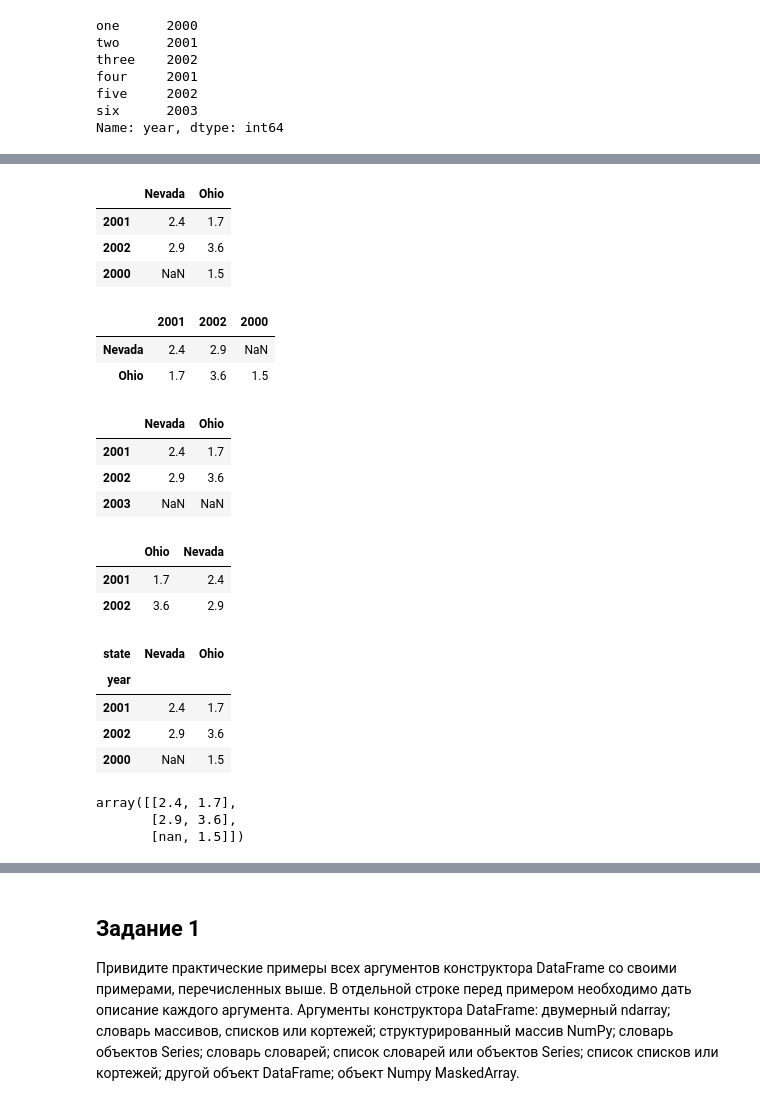
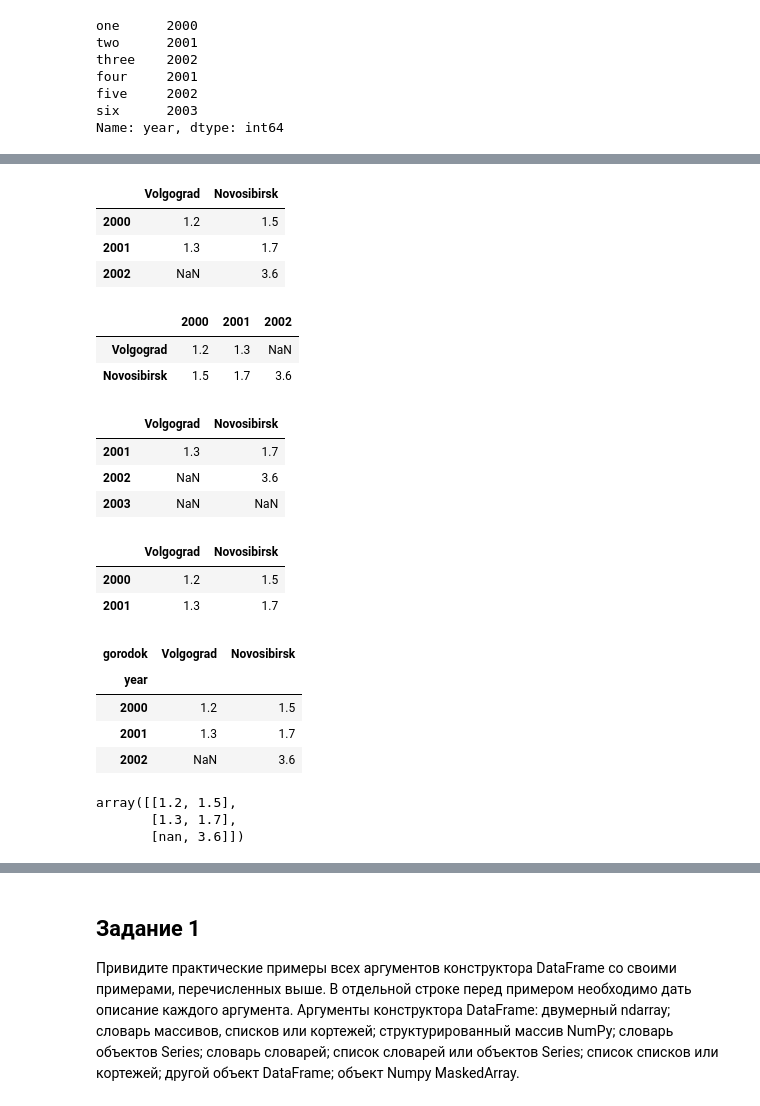
Before and after one commit to evgenkot/master-1, a Jupyter notebook: python-ai/3/3_3_Raschupkin.ipynb, the cells around one changed output, grey strips where cells are left out. Drawn from its saved outputs; the diff is of its cells as text; code cells hidden in the pictures.

```diff
--- a/python-ai/3/3_3_Raschupkin.ipynb
+++ b/python-ai/3/3_3_Raschupkin.ipynb
@@ -311,50 +318,50 @@ Index(['year', 'state', 'pop', 'debt'], dtype='object')
 # %%
-pop = {'Nevada': {2001: 2.4, 2002: 2.9},
-'Ohio': {2000: 1.5, 2001: 1.7, 2002: 3.6}}
+pop = {'Volgograd': {2000: 1.2, 2001: 1.3},
+'Novosibirsk': {2000: 1.5, 2001: 1.7, 2002: 3.6}}
 # %%
 frame3 = DataFrame(pop)
 frame3
 # %% [output]
-|  | Nevada | Ohio |
-| 2001 | 2.4 | 1.7 |
-| 2002 | 2.9 | 3.6 |
-| 2000 | NaN | 1.5 |
+|  | Volgograd | Novosibirsk |
+| 2000 | 1.2 | 1.5 |
+| 2001 | 1.3 | 1.7 |
+| 2002 | NaN | 3.6 |
 # %%
 frame3.T
 # %% [output]
-|  | 2001 | 2002 | 2000 |
-| Nevada | 2.4 | 2.9 | NaN |
-| Ohio | 1.7 | 3.6 | 1.5 |
+|  | 2000 | 2001 | 2002 |
+| Volgograd | 1.2 | 1.3 | NaN |
+| Novosibirsk | 1.5 | 1.7 | 3.6 |
 # %%
 DataFrame(pop, index=[2001, 2002, 2003])
 # %% [output]
-|  | Nevada | Ohio |
-| 2001 | 2.4 | 1.7 |
-| 2002 | 2.9 | 3.6 |
+|  | Volgograd | Novosibirsk |
+| 2001 | 1.3 | 1.7 |
+| 2002 | NaN | 3.6 |
 | 2003 | NaN | NaN |
 # %%
-pdata = {'Ohio': frame3['Ohio'][:-1],
-'Nevada':frame3['Nevada'][:2]}
+pdata = {'Volgograd': frame3['Volgograd'][:-1],
+'Novosibirsk':frame3['Novosibirsk'][:2]}
 DataFrame(pdata)
 # %% [output]
-|  | Ohio | Nevada |
-| 2001 | 1.7 | 2.4 |
-| 2002 | 3.6 | 2.9 |
+|  | Volgograd | Novosibirsk |
+| 2000 | 1.2 | 1.5 |
+| 2001 | 1.3 | 1.7 |
 # %%
-frame3.index.name = 'year'; frame3.columns.name = 'state'
+frame3.index.name = 'year'; frame3.columns.name = 'gorodok'
 frame3
 # %% [output]
-| state | Nevada | Ohio |
+| gorodok | Volgograd | Novosibirsk |
 | year |  |  |
-| 2001 | 2.4 | 1.7 |
-| 2002 | 2.9 | 3.6 |
-| 2000 | NaN | 1.5 |
+| 2000 | 1.2 | 1.5 |
+| 2001 | 1.3 | 1.7 |
+| 2002 | NaN | 3.6 |
 # %%
 frame3.values
 # %% [output]
-array([[2.4, 1.7],
-       [2.9, 3.6],
-       [nan, 1.5]])
+array([[1.2, 1.5],
+       [1.3, 1.7],
+       [nan, 3.6]])
 # %%
 frame2.values
 # %% [output]
```
Also changed, not shown: parts of 66 cells of this notebook.
